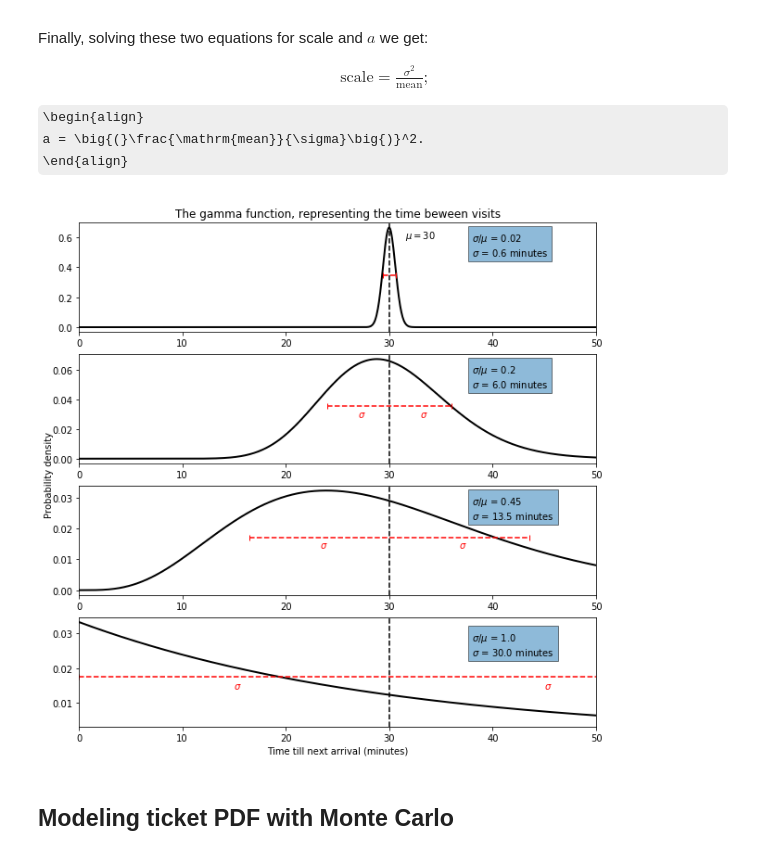
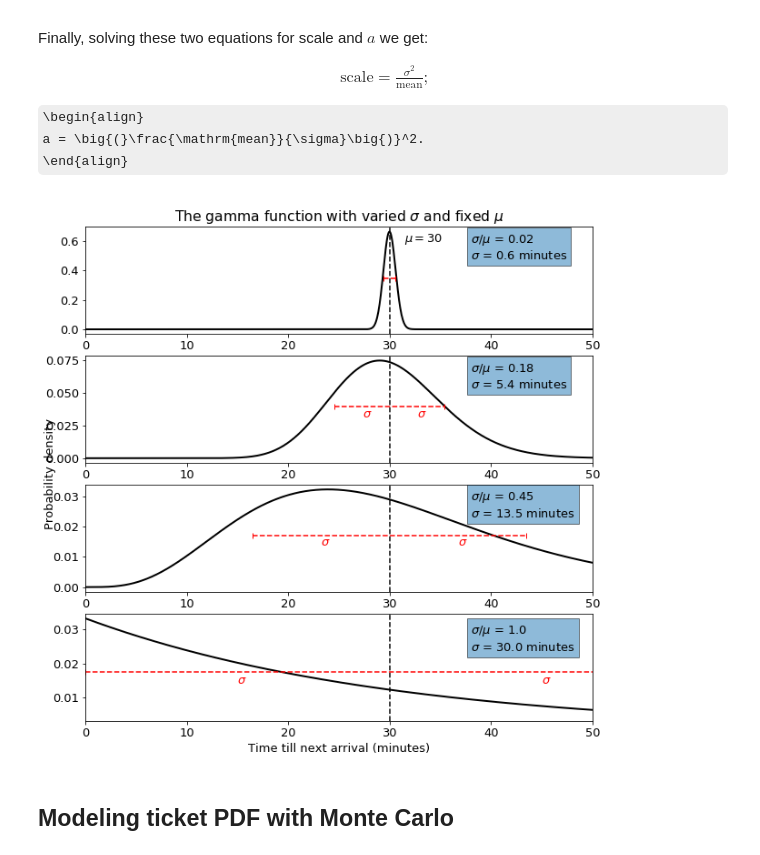
Before and after one commit to adeich/little_sci_comp_projects, a Jupyter notebook: Modeling getting a parking ticket.ipynb, the cells around one changed output. Drawn from its saved outputs; the diff is of its cells as text; code cells hidden in the pictures; some formulas as TeX source.

```diff
--- a/Modeling getting a parking ticket.ipynb
+++ b/Modeling getting a parking ticket.ipynb
@@ -95,7 +95,7 @@ a = \big{(}\frac{\mathrm{mean}}{\sigma}\big{)}^2.
 # %%
 from scipy.stats import gamma
 n_subplots = 4
-sigma_over_mu =  [0.02, 0.2, 0.45, 1]
+sigma_over_mu =  [0.02, 0.18, 0.45, 1]
 fig, ax = plt.subplots(n_subplots, 1)
 fig.set_size_inches(10,10)
 
@@ -109,35 +109,35 @@ for i in range(n_subplots):
     sigma = mean * sigma_over_mu[i]
     a = (mean/sigma)**2
     scale = sigma**2 / mean
     ax[i].plot(x, gamma.pdf(x, a=a, loc=0, scale=scale), 'k-', lw=2)
     ax[i].axvline([mean], 0, 1, linestyle='--', color='k')
     text = '$\sigma/\mu$ = {}\n'.format(sigma/mean) + '$\sigma$ = {} minutes'.format(sigma)
     ax[i].text(ax[i].get_xlim()[1] * 0.76, ax[i].get_ylim()[1] * 0.7, text,
               bbox=dict(facecolor=None, alpha=0.5))
     if i == 0:
         ax[i].text(mean * 1.05, ax[i].get_ylim()[1] * 0.85, '$\mu = 30$')
     y_sigma = ax[i].get_ylim()[1]/2
     ax[i].plot([mean-sigma, mean+sigma], [y_sigma, y_sigma],
                  linestyle='--', marker='|', color='red')
     if sigma_over_mu[i] > 0.05:
         ax[i].text(mean + sigma/2., y_sigma * 0.8,
                    '$\sigma$', color='red' )
         ax[i].text(mean - sigma/2., y_sigma * 0.8,
                    '$\sigma$', color='red' )
 
 
 fig.add_subplot(111, frameon=False)
 # hide tick and tick label of the big axes
 plt.tick_params(labelcolor='none', top='off', bottom='off', left='off', right='off')
 plt.grid(False)
 plt.xlabel('Time till next arrival (minutes)')
 plt.ylabel("Probability density")
-plt.title("The gamma function, representing the time beween visits")
+plt.title("The gamma function with varied $\sigma$ and fixed $\mu$")
 plt.savefig('parking_gamma.png', bbox_inches='tight')
 
 plt.show()
 # %% [output]
-[figure, old version]
+[figure, new version]
 # %% [markdown]
 ## Modeling ticket PDF with Monte Carlo
 # %%
```
